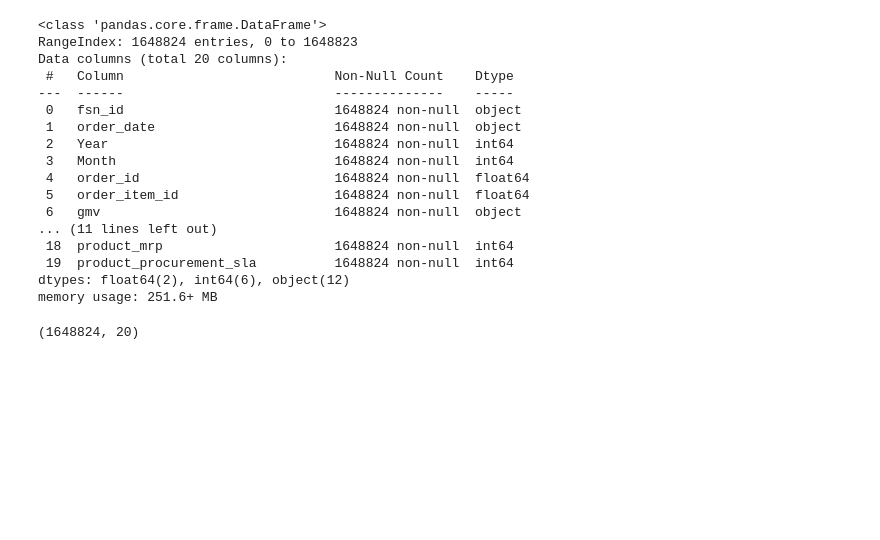
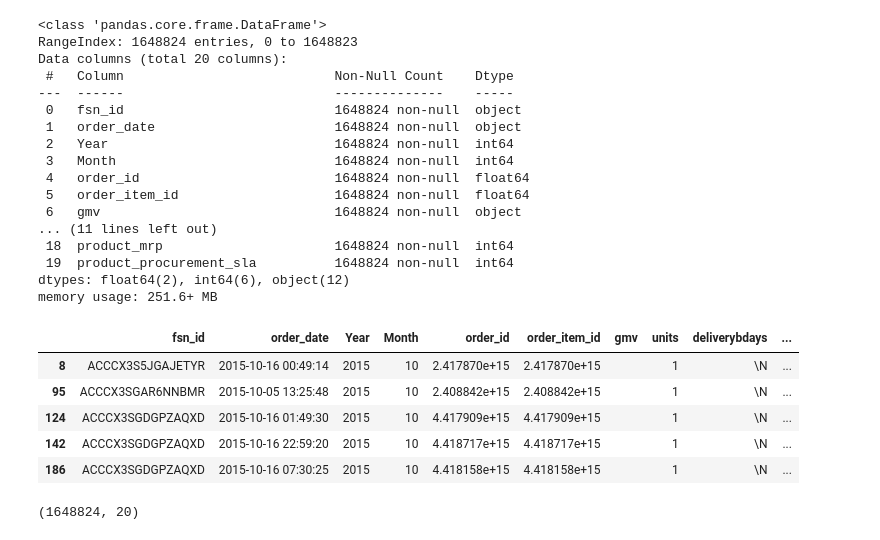
Before and after one commit to Anirudhakumar/DS-, a Jupyter notebook: MarketMixModeling.ipynb, the cells around one changed output. Saved outputs shown, nothing was run; the diff lists cells and outputs as text; code cells hidden in the pictures; blank space fills up the shorter version.

```diff
--- a/MarketMixModeling.ipynb
+++ b/MarketMixModeling.ipynb
@@ -44,3 +44,13 @@ Data columns (total 20 columns):
  19  product_procurement_sla          1648824 non-null  int64
 dtypes: float64(2), int64(6), object(12)
 memory usage: 251.6+ MB
+# %%
+#while changing the gmv column to numeric we can find we have some data where gmv is " "
+df[df["gmv"]==" "].head()
+# %% [output]
+|  | fsn_id | order_date | Year | Month | order_id | order_item_id | gmv | units | deliverybdays | ... |
+| 8 | ACCCX3S5JGAJETYR | 2015-10-16 00:49:14 | 2015 | 10 | 2.417870e+15 | 2.417870e+15 |  | 1 | \N | ... |
+| 95 | ACCCX3SGAR6NNBMR | 2015-10-05 13:25:48 | 2015 | 10 | 2.408842e+15 | 2.408842e+15 |  | 1 | \N | ... |
+| 124 | ACCCX3SGDGPZAQXD | 2015-10-16 01:49:30 | 2015 | 10 | 4.417909e+15 | 4.417909e+15 |  | 1 | \N | ... |
+| 142 | ACCCX3SGDGPZAQXD | 2015-10-16 22:59:20 | 2015 | 10 | 4.418717e+15 | 4.418717e+15 |  | 1 | \N | ... |
+| 186 | ACCCX3SGDGPZAQXD | 2015-10-16 07:30:25 | 2015 | 10 | 4.418158e+15 | 4.418158e+15 |  | 1 | \N | ... |
```
Also changed, not shown: parts of 7 cells of this notebook.
